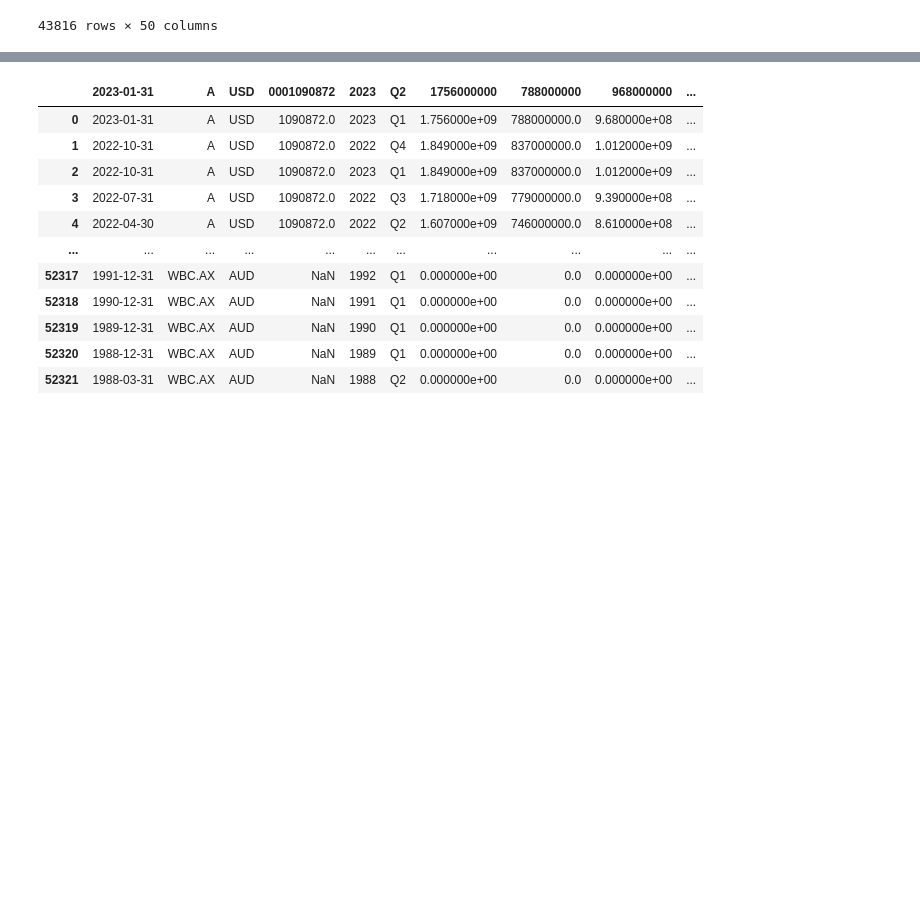
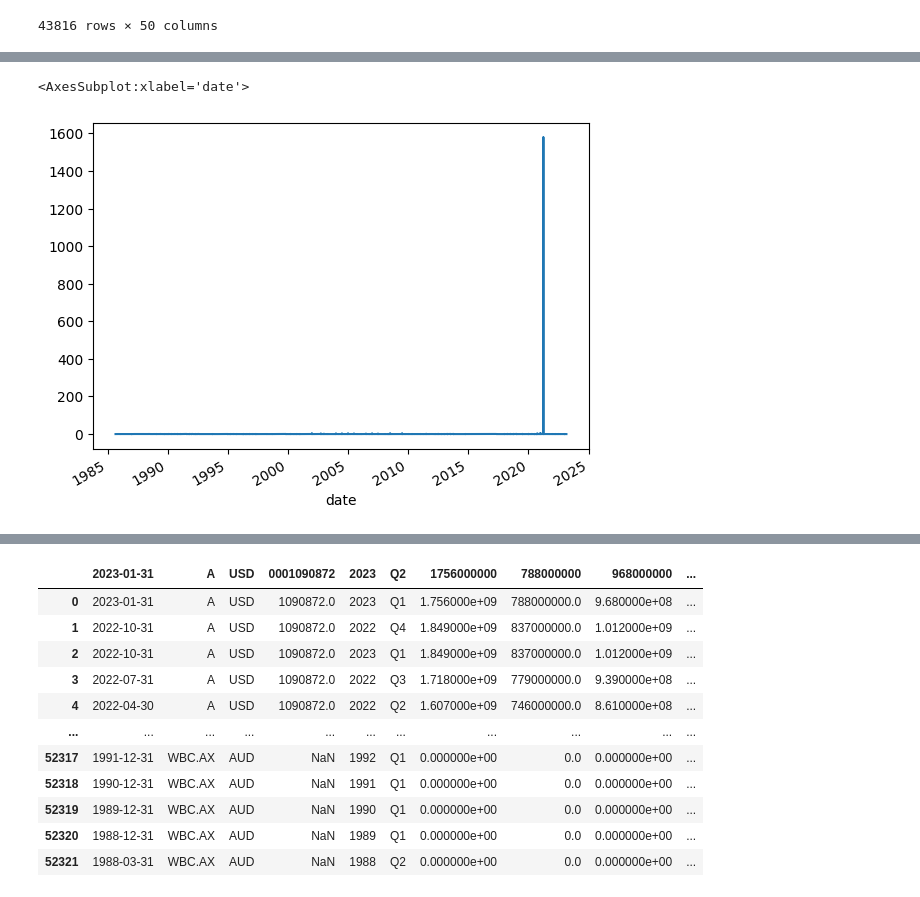
Before and after one commit to veeyuen/credit-spreads, a Jupyter notebook: build_dataframe.ipynb, the cells around one changed output, grey strips where cells are left out. Cells and saved outputs as stored; diff of their text form; code cells hidden in the pictures; blank space fills up the shorter version.

```diff
--- a/build_dataframe.ipynb
+++ b/build_dataframe.ipynb
@@ -536,0 +371,5 @@ ValueError: Input X contains infinity or a value too large for dtype('float64').
+# %%
+balance_sheet_norm.netReceivables.plot()
+# %% [output]
+<AxesSubplot:xlabel='date'>
+[figure, added]
```
Also changed, not shown: parts of 75 cells of this notebook.
